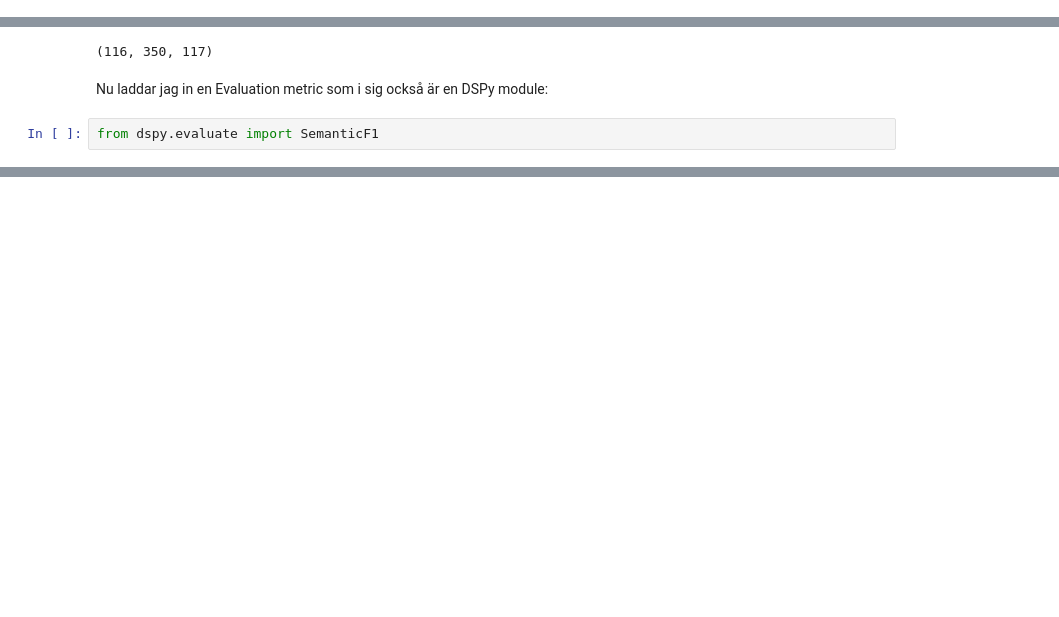
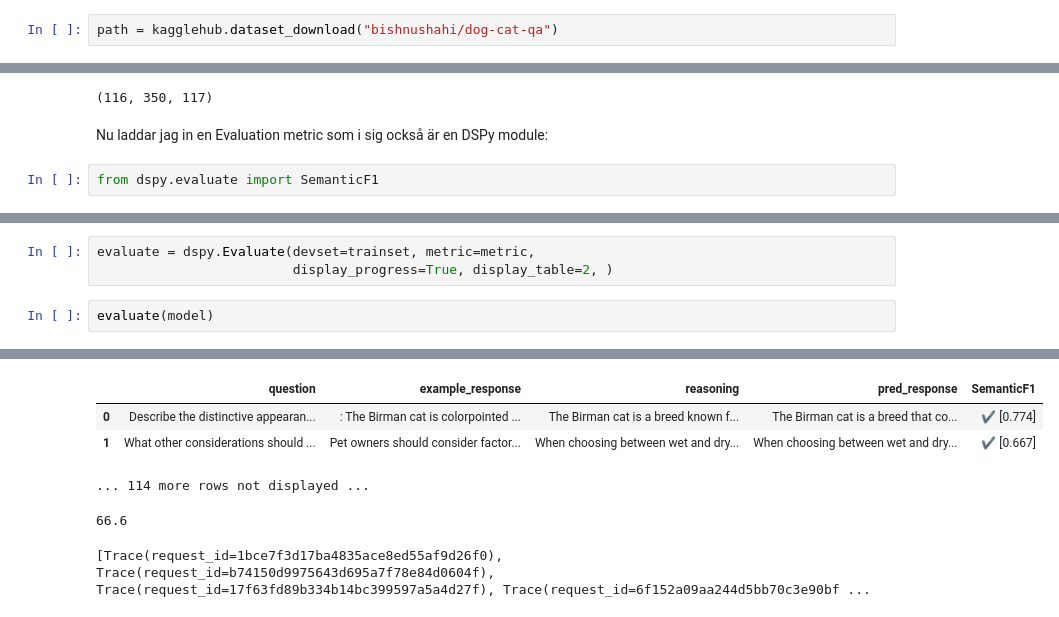
Before and after one commit to ViktorSvanstrom/LLM-DSPy-project, a Jupyter notebook: Cat_and_dog_LLM.ipynb, the cells around one changed output, grey strips where cells are left out. Drawn from its saved outputs; the diff is of its cells as text; blank space fills up the shorter version.

```diff
--- a/Cat_and_dog_LLM.ipynb
+++ b/Cat_and_dog_LLM.ipynb
@@ -37,4 +37,6 @@ mlflow.dspy.autolog()
 # %% [markdown]
 Laddar ner dataset med beskrivning: "Contains 583 unique questions and answers related to dogs and cats.
 It includes questions related to health, training, lifestyle, breeds and commonly asked questions."
+# %%
+path = kagglehub.dataset_download("bishnushahi/dog-cat-qa")
 # %%
@@ -135,0 +158,6 @@ Semantic F1 Score: 0.86
+# %%
+evaluate = dspy.Evaluate(devset=trainset, metric=metric,
+                         display_progress=True, display_table=2, )
+# %%
+evaluate(model)
+# %% [output]
@@ -135,0 +165,6 @@ Semantic F1 Score: 0.86
+|  | question | example_response | reasoning | pred_response | SemanticF1 |
+| 0 | Describe the distinctive appearan... | : The Birman cat is colorpointed ... | The Birman cat is a breed known f... | The Birman cat is a breed that co... | ✔️ [0.774] |
+| 1 | What other considerations should ... | Pet owners should consider factor... | When choosing between wet and dry... | When choosing between wet and dry... | ✔️ [0.667] |
+... 114 more rows not displayed ...
+66.6
+[Trace(request_id=1bce7f3d17ba4835ace8ed55af9d26f0), Trace(request_id=b74150d9975643d695a7f78e84d0604f), Trace(request_id=17f63fd89b334b14bc399597a5a4d27f), Trace(request_id=6f152a09aa244d5bb70c3e90bf ...
```
Also changed, not shown: parts of 6 cells of this notebook, 2 other files.
